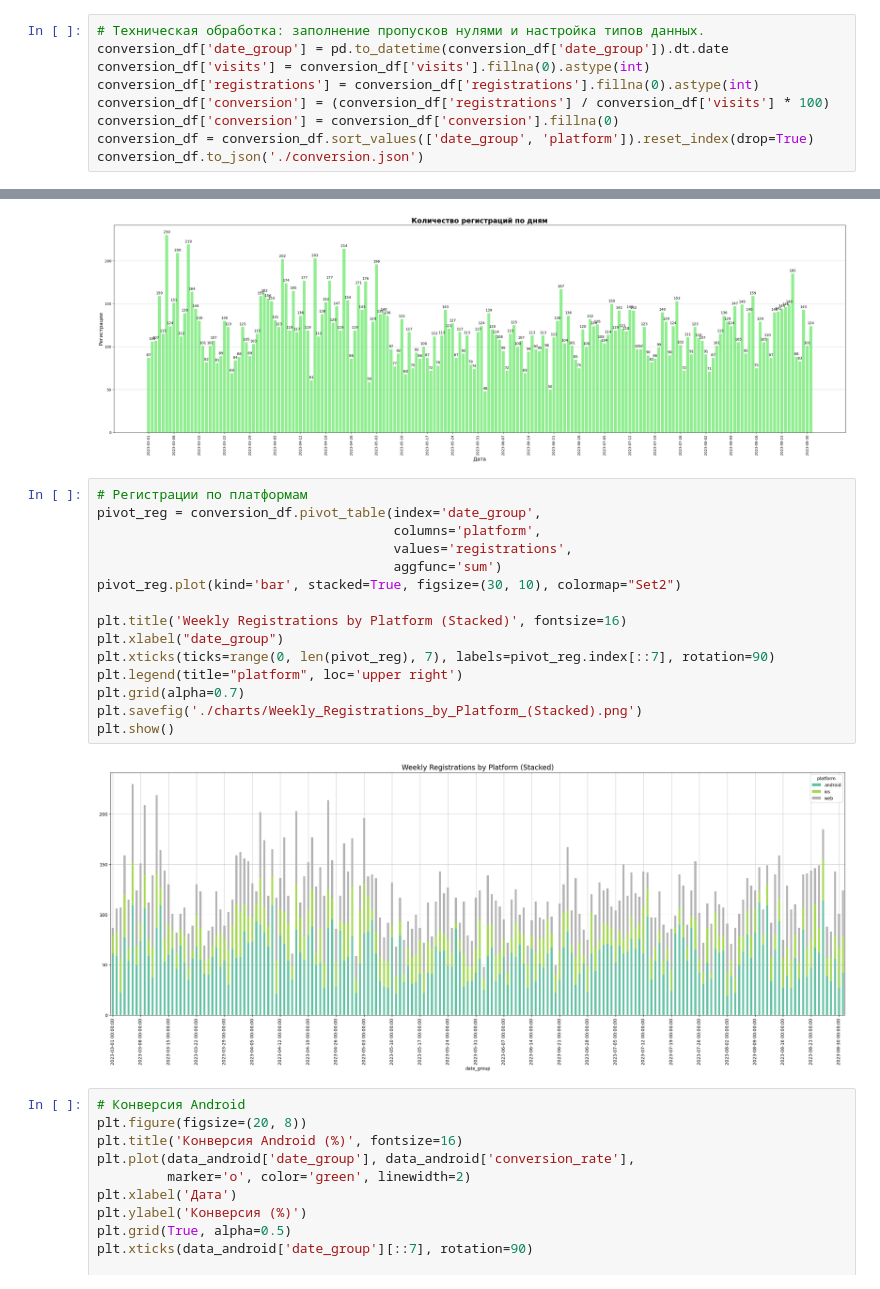
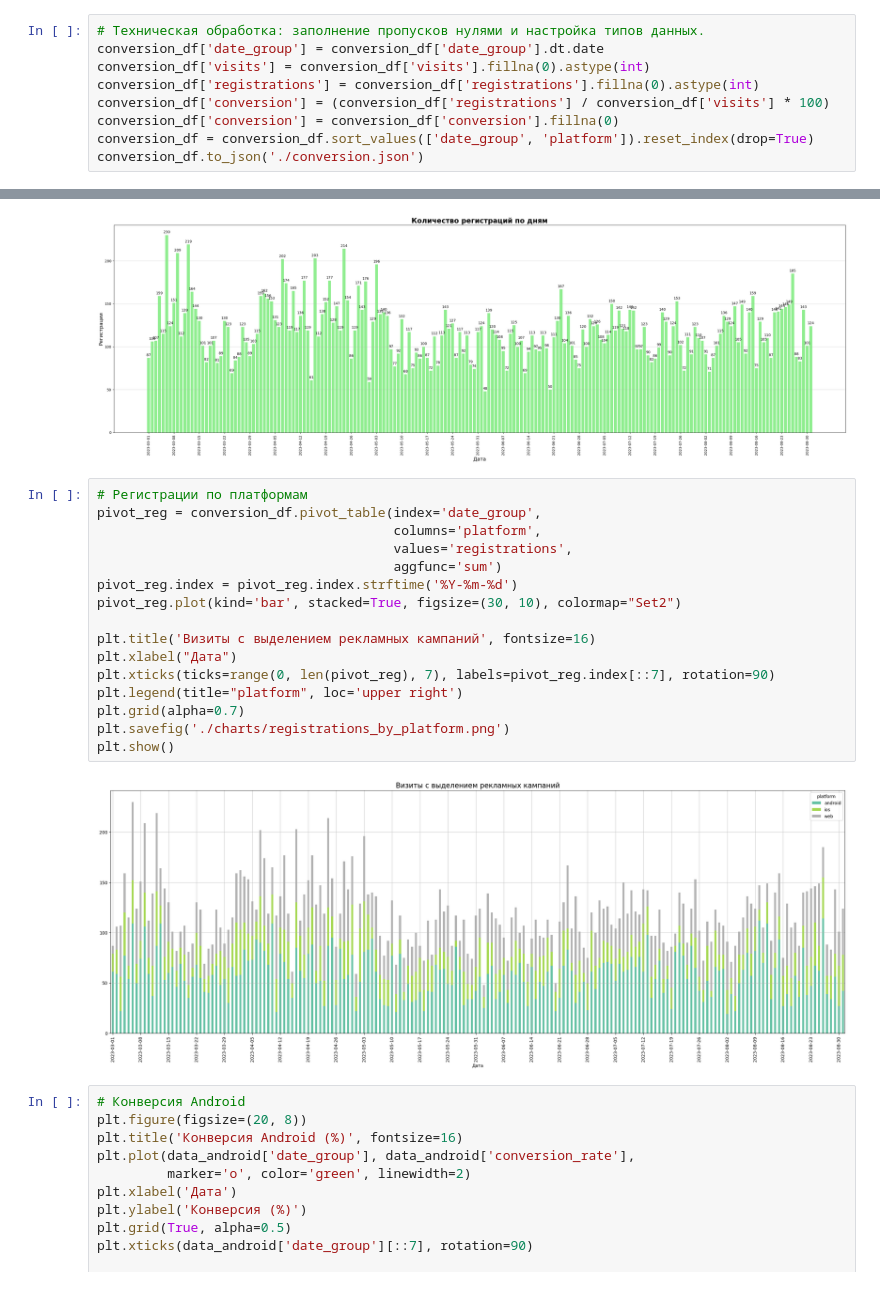
Before and after one commit to Flex224/data-analytics-project-100, a Jupyter notebook: charts_project.ipynb, the cells around one changed output, grey strips where cells are left out. Cells and saved outputs as stored; diff of their text form.

```diff
--- a/charts_project.ipynb
+++ b/charts_project.ipynb
@@ -44,7 +44,7 @@ conversion_df = pd.merge(
 )
 # %%
 # Техническая обработка: заполнение пропусков нулями и настройка типов данных.
-conversion_df['date_group'] = pd.to_datetime(conversion_df['date_group']).dt.date
+conversion_df['date_group'] = conversion_df['date_group'].dt.date
 conversion_df['visits'] = conversion_df['visits'].fillna(0).astype(int)
 conversion_df['registrations'] = conversion_df['registrations'].fillna(0).astype(int)
 conversion_df['conversion'] = (conversion_df['registrations'] / conversion_df['visits'] * 100)
@@ -138,20 +138,21 @@ plt.show()
 # %%
 # Регистрации по платформам
 pivot_reg = conversion_df.pivot_table(index='date_group',
                                       columns='platform',
                                       values='registrations',
                                       aggfunc='sum')
+pivot_reg.index = pivot_reg.index.strftime('%Y-%m-%d')
 pivot_reg.plot(kind='bar', stacked=True, figsize=(30, 10), colormap="Set2")
 
-plt.title('Weekly Registrations by Platform (Stacked)', fontsize=16)
-plt.xlabel("date_group")
+plt.title('Визиты с выделением рекламных кампаний', fontsize=16)
+plt.xlabel("Дата")
 plt.xticks(ticks=range(0, len(pivot_reg), 7), labels=pivot_reg.index[::7], rotation=90)
 plt.legend(title="platform", loc='upper right')
 plt.grid(alpha=0.7)
-plt.savefig('./charts/Weekly_Registrations_by_Platform_(Stacked).png')
+plt.savefig('./charts/registrations_by_platform.png')
 plt.show()
 # %% [output]
-[figure, old version]
+[figure, new version]
 # %%
 # Конверсия Android
 plt.figure(figsize=(20, 8))
```
Also changed, not shown: 2 other files.
